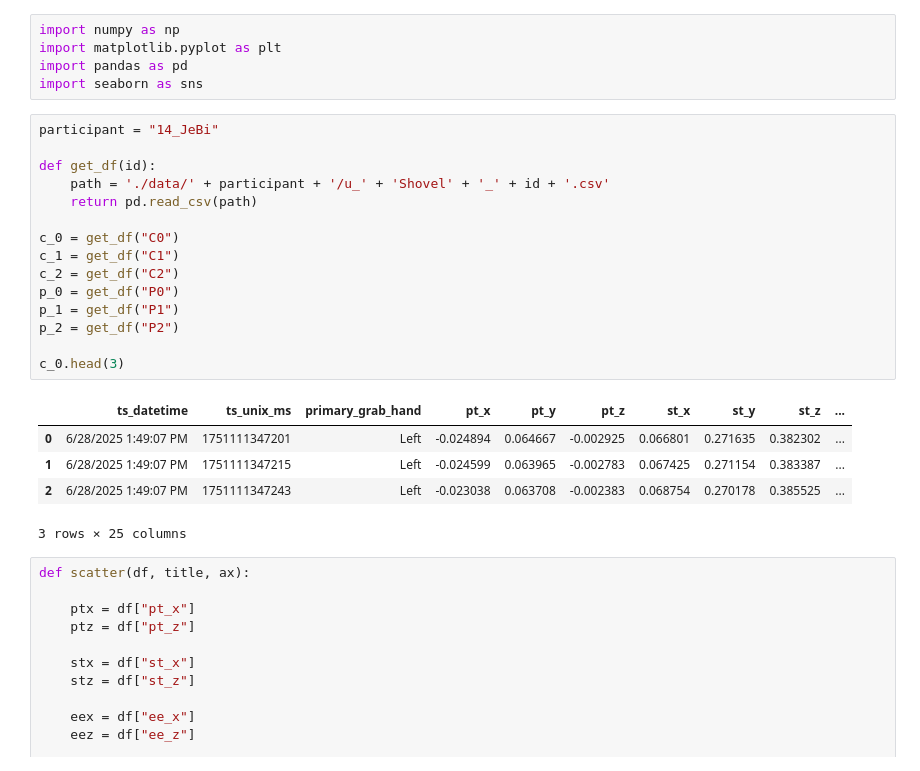
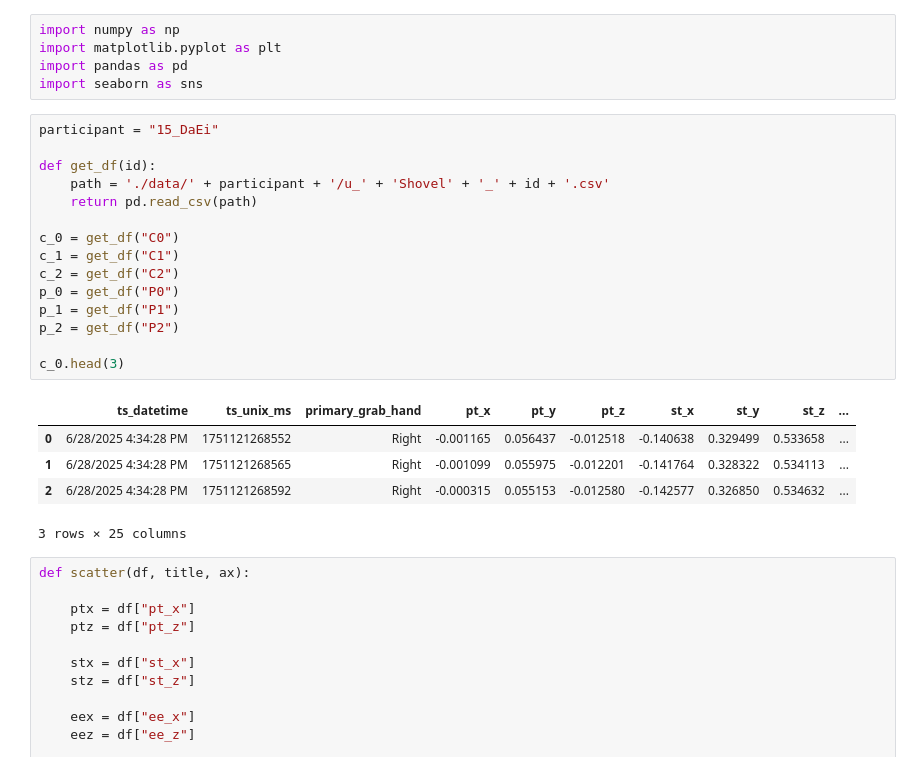
Before and after one commit to EliDll/phw-eval, a Jupyter notebook: unity_eda.ipynb, the cells around one changed output. Cells and saved outputs as stored; diff of their text form.

```diff
--- a/unity_eda.ipynb
+++ b/unity_eda.ipynb
@@ -4,25 +4,25 @@ import matplotlib.pyplot as plt
 import pandas as pd
 import seaborn as sns
 # %%
-participant = "14_JeBi"
+participant = "15_DaEi"
 
 def get_df(id):
     path = './data/' + participant + '/u_' + 'Shovel' + '_' + id + '.csv'
     return pd.read_csv(path)
 
 c_0 = get_df("C0")
 c_1 = get_df("C1")
 c_2 = get_df("C2")
 p_0 = get_df("P0")
 p_1 = get_df("P1")
 p_2 = get_df("P2")
 
 c_0.head(3)
 # %% [output]
 |  | ts_datetime | ts_unix_ms | primary_grab_hand | pt_x | pt_y | pt_z | st_x | st_y | st_z | ... |
-| 0 | 6/28/2025 1:49:07 PM | 1751111347201 | Left | -0.024894 | 0.064667 | -0.002925 | 0.066801 | 0.271635 | 0.382302 | ... |
-| 1 | 6/28/2025 1:49:07 PM | 1751111347215 | Left | -0.024599 | 0.063965 | -0.002783 | 0.067425 | 0.271154 | 0.383387 | ... |
-| 2 | 6/28/2025 1:49:07 PM | 1751111347243 | Left | -0.023038 | 0.063708 | -0.002383 | 0.068754 | 0.270178 | 0.385525 | ... |
+| 0 | 6/28/2025 4:34:28 PM | 1751121268552 | Right | -0.001165 | 0.056437 | -0.012518 | -0.140638 | 0.329499 | 0.533658 | ... |
+| 1 | 6/28/2025 4:34:28 PM | 1751121268565 | Right | -0.001099 | 0.055975 | -0.012201 | -0.141764 | 0.328322 | 0.534113 | ... |
+| 2 | 6/28/2025 4:34:28 PM | 1751121268592 | Right | -0.000315 | 0.055153 | -0.012580 | -0.142577 | 0.326850 | 0.534632 | ... |
 3 rows × 25 columns
 # %%
 def scatter(df, title, ax):
```
Also changed, not shown: parts of 3 cells of this notebook, 26 other files.
